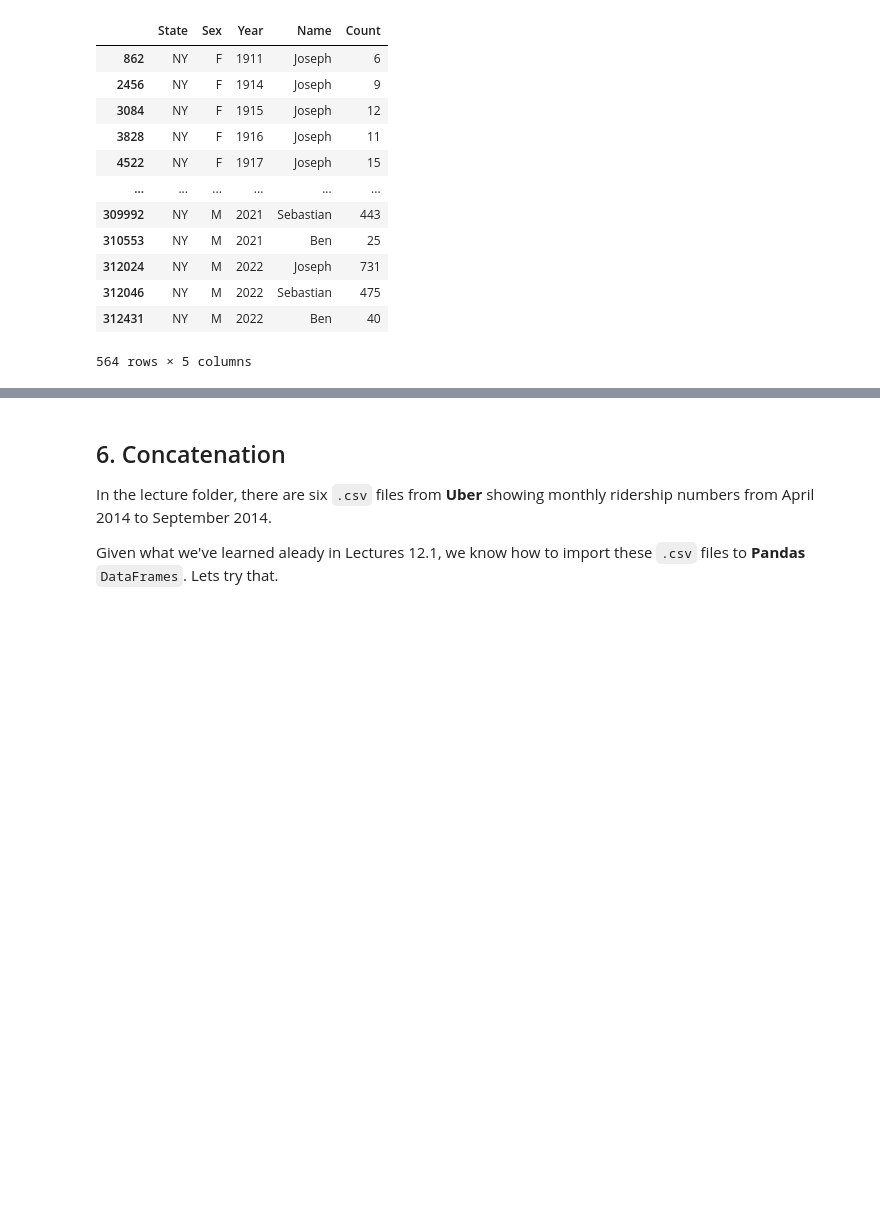
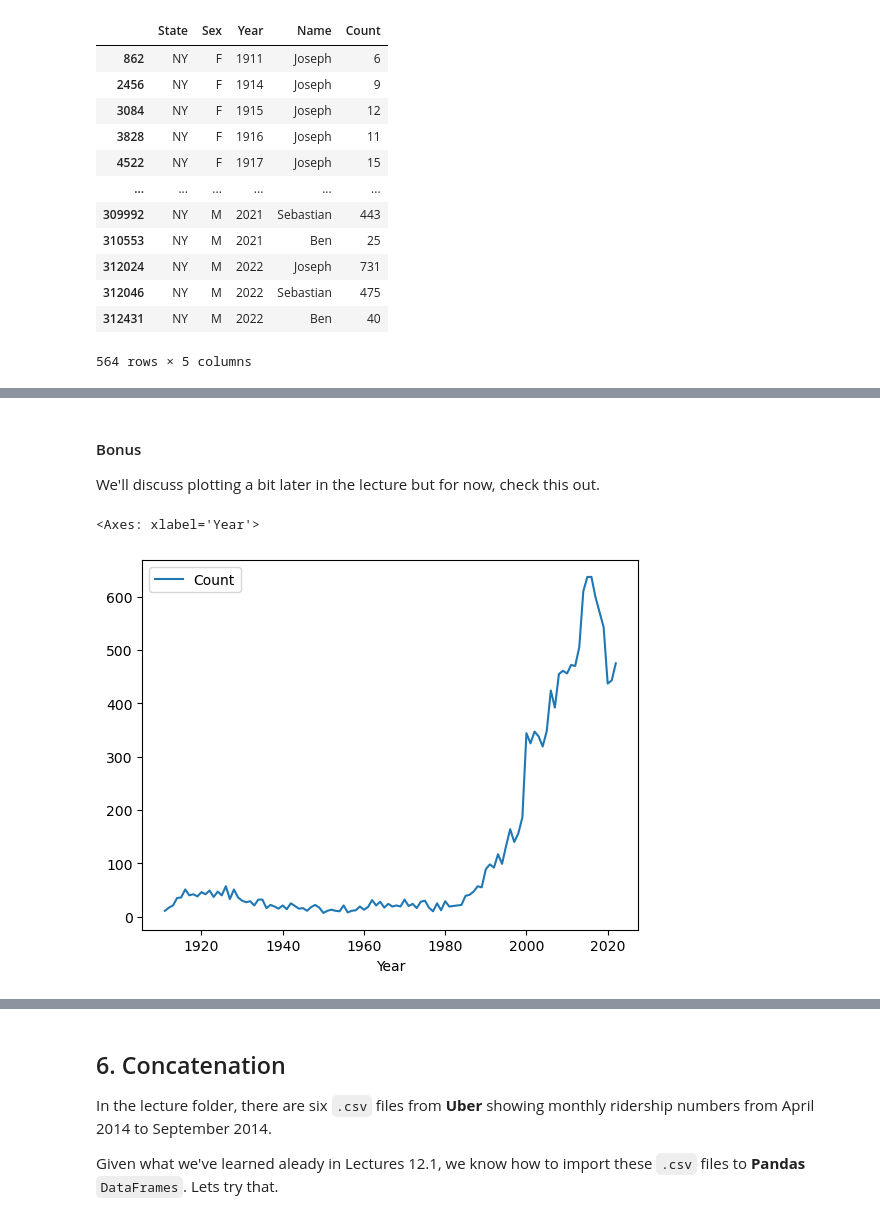
Before and after one commit to APS106/APS106-winter-2024-kinsella-goodfellow, a Jupyter notebook: lectures/week12/lecture2/notebooks/week12_lecture2_complete.ipynb, the cells around one changed output, grey strips where cells are left out. Saved outputs shown, nothing was run; the diff lists cells and outputs as text; code cells hidden in the pictures; blank space fills up the shorter version.

Commit message:
- Week 12 lectures

```diff
--- a/lectures/week12/lecture2/notebooks/week12_lecture2_complete.ipynb
+++ b/lectures/week12/lecture2/notebooks/week12_lecture2_complete.ipynb
@@ -323,0 +323,3 @@ Let's create a `Node`.
+# %%
+babynames = pd.read_csv('new_york_baby_names.csv')
+babynames.head()
@@ -323,0 +428,8 @@ Let's create a `Node`.
+# %% [markdown]
+#### Bonus
+We'll discuss plotting a bit later in the lecture but for now, check this out.
+# %%
+babynames.loc[(babynames.loc[:, 'Name'] == 'Sebastian') & (babynames.loc[:, 'Sex'] == 'M'), :].plot('Year', 'Count')
+# %% [output]
+<Axes: xlabel='Year'>
+[figure, added]
```
Also changed, not shown: parts of 68 cells of this notebook, 3 other files.
